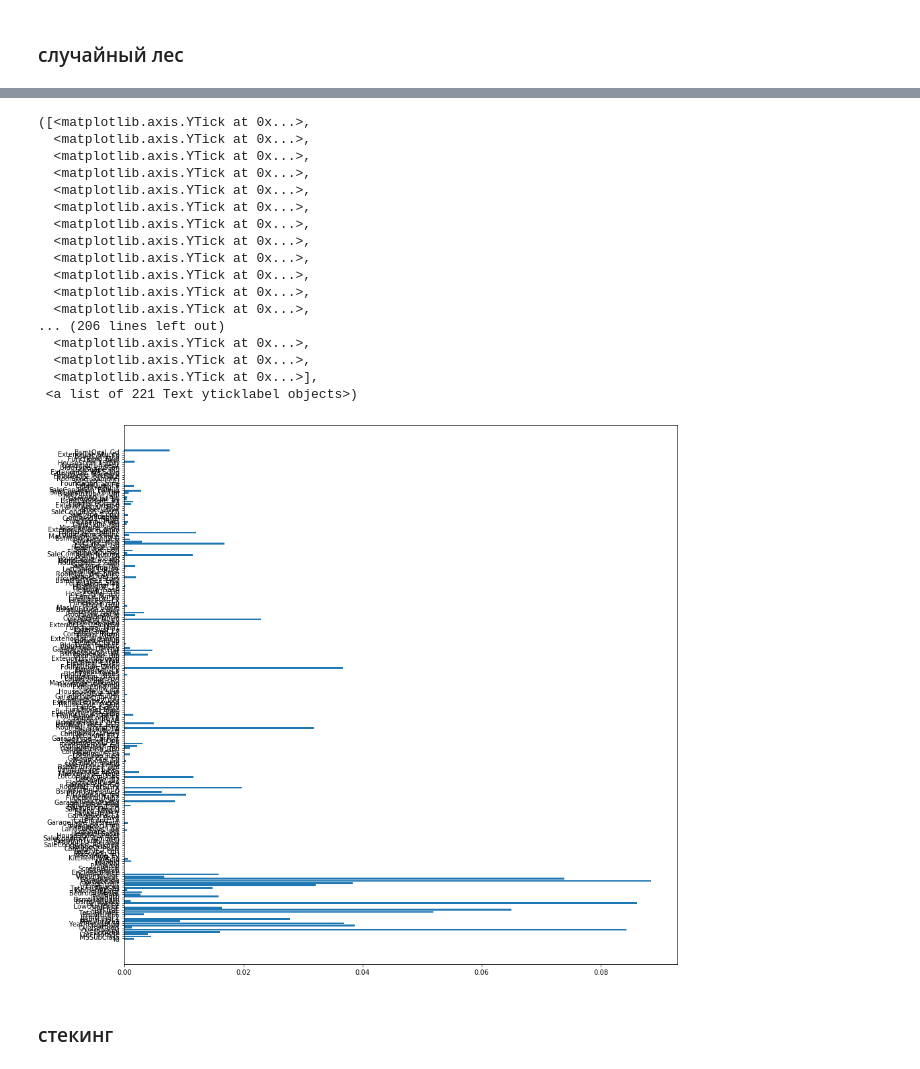
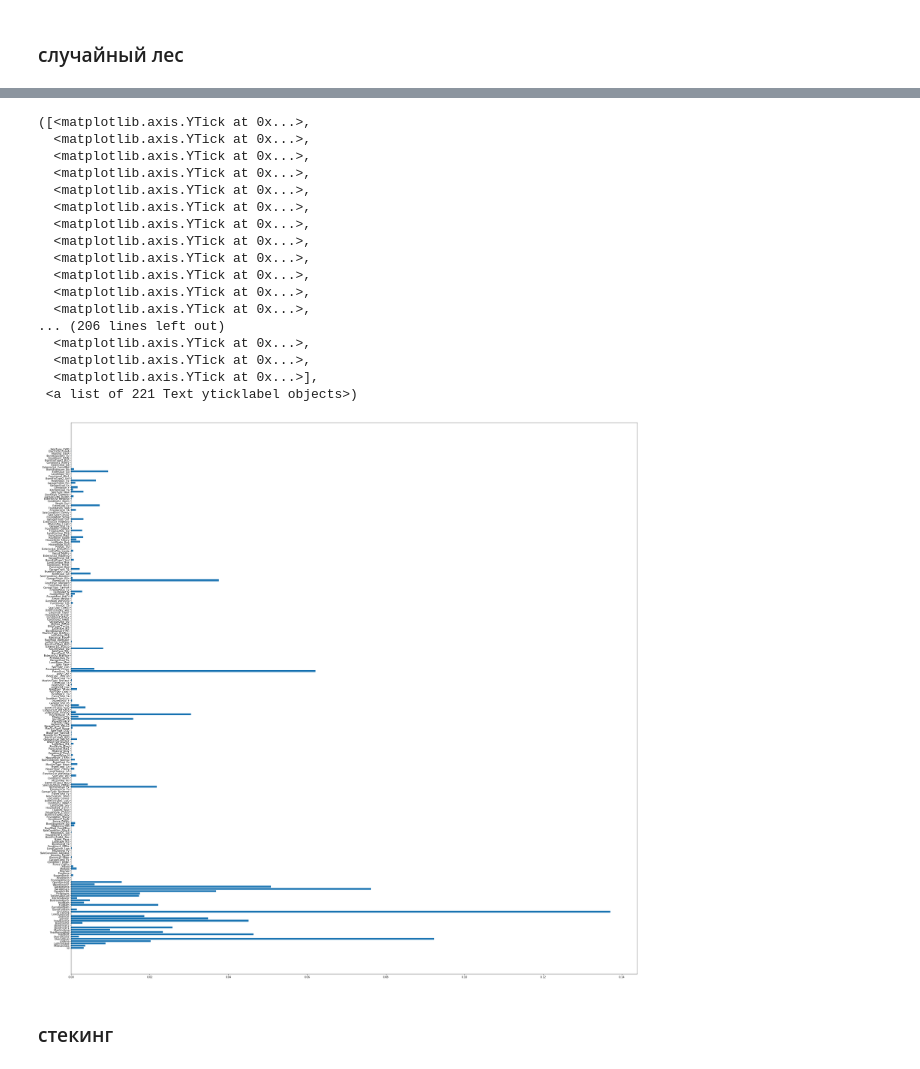
Before and after one commit to Miraterekhova/ml_dz, a Jupyter notebook: k-fold.ipynb, the cells around one changed output, grey strips where cells are left out. Drawn from its saved outputs; the diff is of its cells as text; code cells hidden in the pictures.

```diff
--- a/k-fold.ipynb
+++ b/k-fold.ipynb
@@ -165,29 +165,29 @@ rand_forest
 # %%
 # важность признаков
 import matplotlib.pyplot as plt
 
-plt.figure(figsize=(15, 15))
+plt.figure(figsize=(40, 40))
 plt.barh(np.arange(len(rand_for_clf.feature_importances_)), rand_for_clf.feature_importances_)
 plt.yticks(np.arange(len(X_train.columns)),X_train.columns)
 # %% [output]
 ([<matplotlib.axis.YTick at 0x...>,
   <matplotlib.axis.YTick at 0x...>,
   <matplotlib.axis.YTick at 0x...>,
   <matplotlib.axis.YTick at 0x...>,
   <matplotlib.axis.YTick at 0x...>,
   <matplotlib.axis.YTick at 0x...>,
   <matplotlib.axis.YTick at 0x...>,
   <matplotlib.axis.YTick at 0x...>,
   <matplotlib.axis.YTick at 0x...>,
   <matplotlib.axis.YTick at 0x...>,
   <matplotlib.axis.YTick at 0x...>,
   <matplotlib.axis.YTick at 0x...>,
 ... (206 lines left out)
   <matplotlib.axis.YTick at 0x...>,
   <matplotlib.axis.YTick at 0x...>,
   <matplotlib.axis.YTick at 0x...>],
  <a list of 221 Text yticklabel objects>)
-[figure, old version]
+[figure, new version]
 # %% [markdown]
 ### стекинг
 # %%
```
Also changed, not shown: parts of 1 cell of this notebook.
